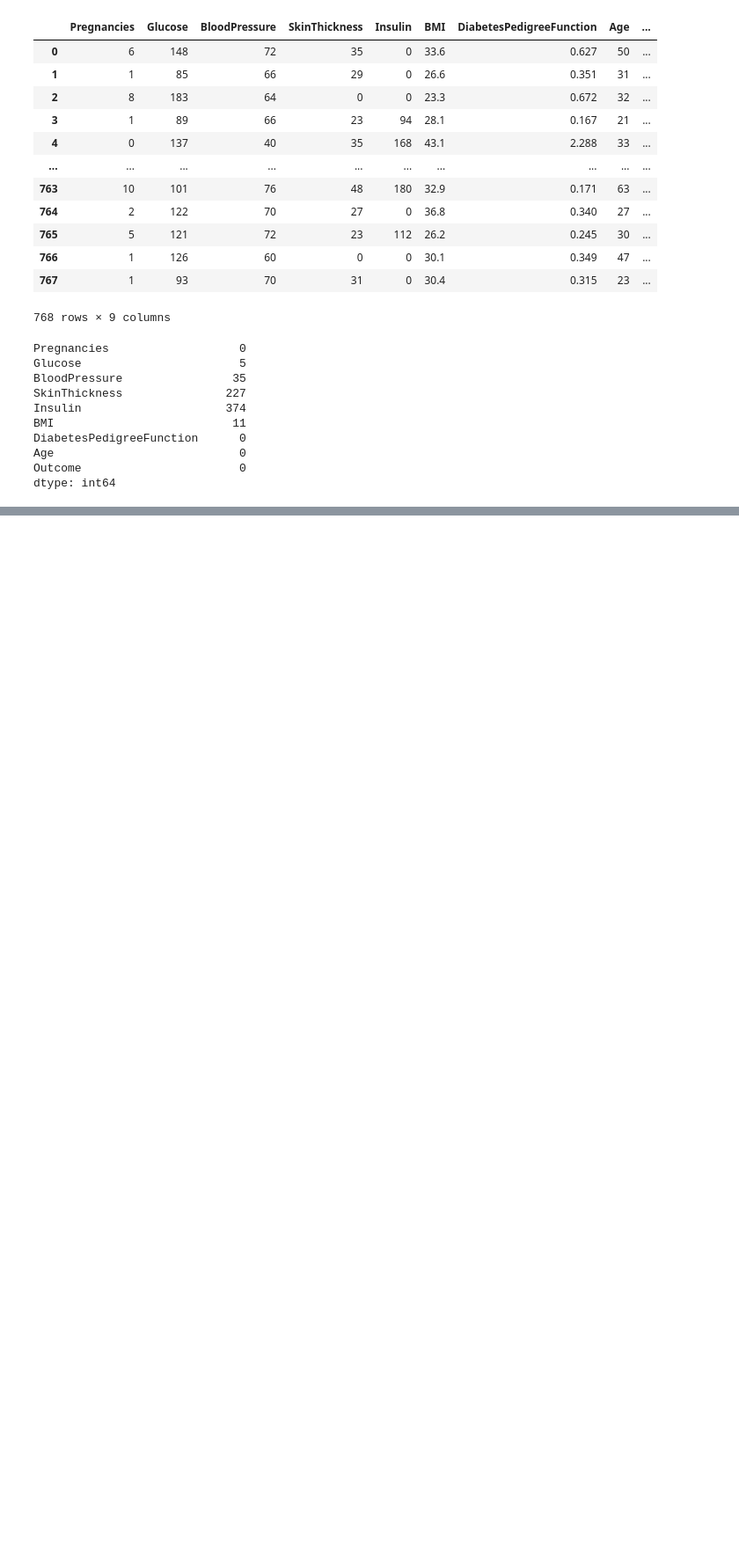
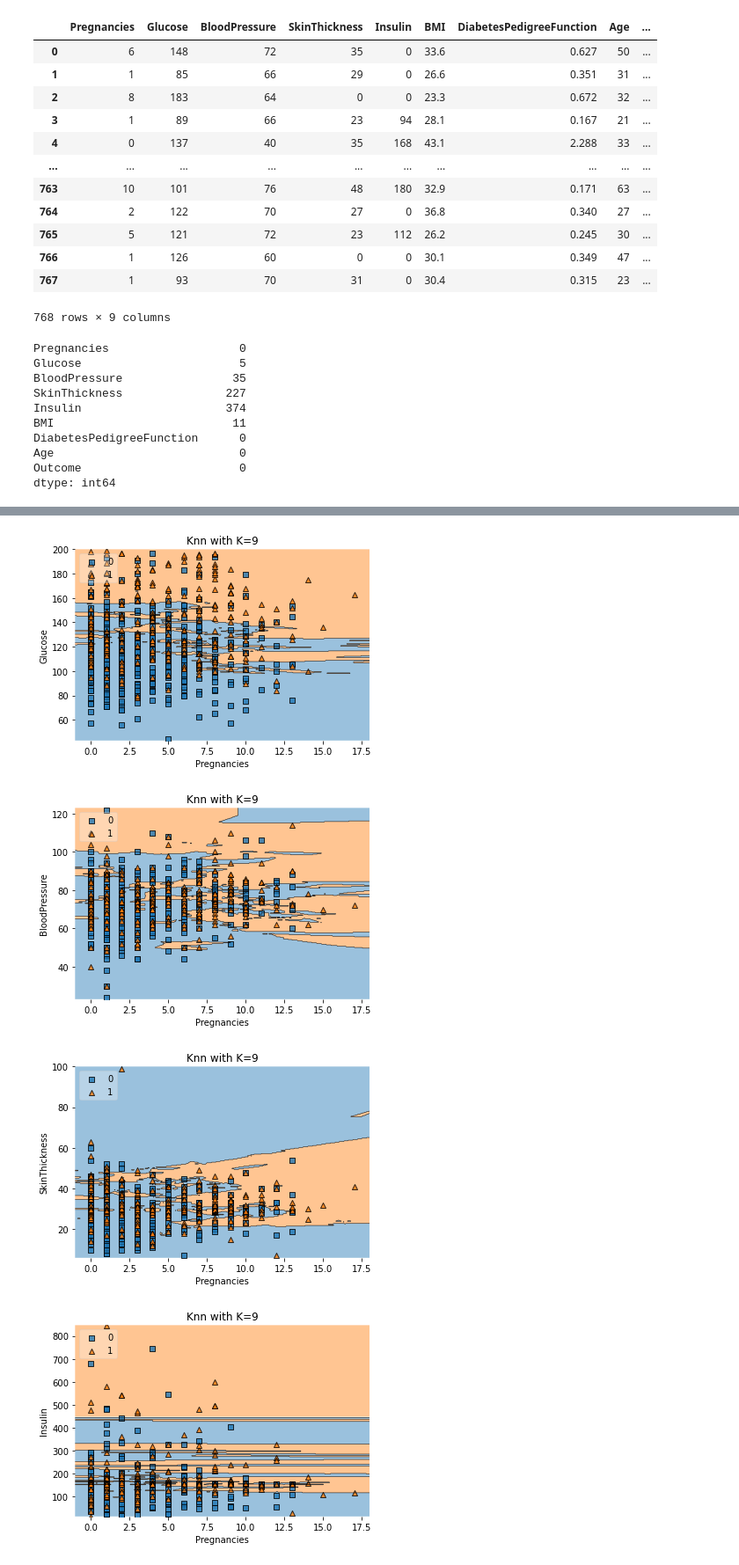
Before and after one commit to Aviost111/Diabetes_Predictions, a Jupyter notebook: interesting.ipynb, the cells around one changed output, grey strips where cells are left out. Shown at 88% size. Saved outputs shown, nothing was run; the diff lists cells and outputs as text; code cells hidden in the pictures; blank space fills up the shorter version.

```diff
--- a/interesting.ipynb
+++ b/interesting.ipynb
@@ -39,0 +83,26 @@ dtype: int64
+# %%
+from sklearn import datasets, neighbors
+from mlxtend.plotting import plot_decision_regions
+def ok(X,Y):
+  x = df[[X,Y]].values
+  y = df['Outcome'].astype(int).values
+  clf = neighbors.KNeighborsClassifier(n_neighbors=9)
+  clf.fit(x, y)
+  # Plotting decision region
+  plot_decision_regions(x, y, clf=clf, legend=2)
+  # Adding axes annotations
+  plt.xlabel(X)
+  plt.ylabel(Y)
+  plt.title('Knn with K='+ str(9))
+  plt.show()
+
+tt = ['Pregnancies', 'Glucose', 'BloodPressure', 'SkinThickness', 'Insulin','BMI', 'DiabetesPedigreeFunction', 'Age']
+ll = len(tt)
+for i in range(0,ll):
+  for j in range(i+1,ll):
+    ok(tt[i],tt[j])
+# %% [output]
+[figure, added]
+[figure, added]
+[figure, added]
+[figure, added]
```
Also changed, not shown: parts of 9 cells of this notebook.
